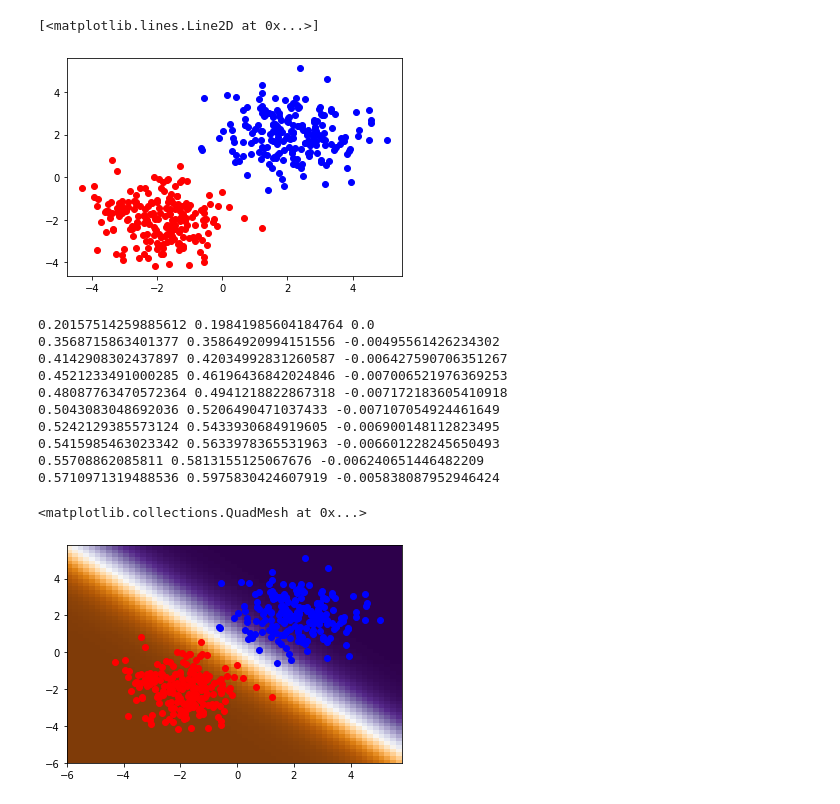
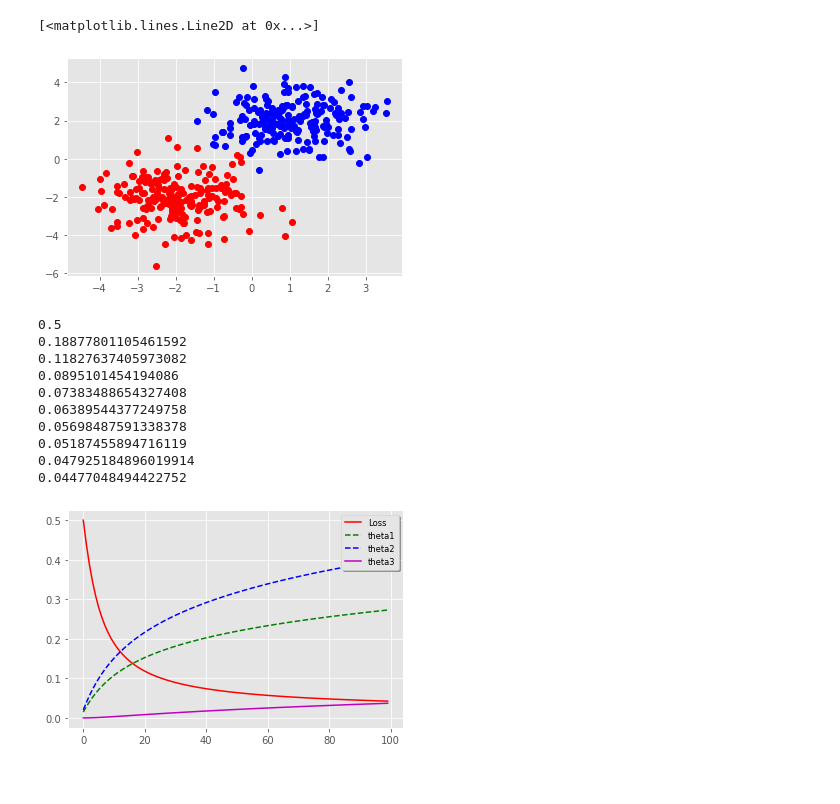
Before and after one commit to wasit7/2019, a Jupyter notebook: cs409/Activity3 Single Layer Perceptron.ipynb, the cells around one changed output. Cells and saved outputs as stored; diff of their text form; code cells hidden in the pictures.

```diff
--- a/cs409/Activity3 Single Layer Perceptron.ipynb
+++ b/cs409/Activity3 Single Layer Perceptron.ipynb
@@ -5,11 +5,12 @@
 %matplotlib inline
 import numpy as np
 from matplotlib import pyplot as plt
+plt.style.use('ggplot')
 # %%
 n=200
 def normal(n):
     return np.random.randn(n)
-x1=np.concatenate((normal(n)-2,normal(n)+2),axis=None)
+x1=np.concatenate((normal(n)-2,normal(n)+1),axis=None)
 x2=np.concatenate((normal(n)-2,normal(n)+2),axis=None)
 yt=np.ones(2*n)
 yt[:n]=-1
@@ -17,46 +18,43 @@ plt.plot(x1[yt==-1],x2[yt==-1],'or')
 plt.plot(x1[yt==1],x2[yt==1],'ob')
 # %% [output]
 [<matplotlib.lines.Line2D at 0x...>]
-[figure, old version]
+[figure, new version]
 # %%
 import numpy as np
-from matplotlib import pyplot as plt
-step = 0.2
-mx2, mx1 = np.mgrid[slice(-6,6, step),
-                    slice(-6,6, step)]
+alpha=0.01
+theta1=0.0
+theta2=0.0
+theta3=0.0
+n=100
+log=np.zeros((n,4)) #[loss,theta1,theta2,theta3]
+def forward(x1,x2):
+    z = theta1*x1 + theta2*x2 + theta3
+    return np.tanh(z)
+for i in range(100):
+    yp=forward(x1,x2)
+    theta1=theta1-alpha*np.average((yp-yt)*(1-yp*yp)*x1)
+    theta2=theta2-alpha*np.average((yp-yt)*(1-yp*yp)*x2)
+    theta3=theta3-alpha*np.average((yp-yt)*(1-yp*yp))
+    loss=0.5*np.average((yp-yt)*(yp-yt))
+    log[i,:]=(loss,theta1,theta2,theta3)
+    if i%(n//10)==0:
+        print(loss)
 
-theta1 = 0.0
-theta2 = 0.0
-theta3 = 0.0
-alpha =0.1
-
-def func_yp(x1,x2):
-    global theta1,theta2,theta3
-    z=theta1*x1 + theta2*x2 +theta3
-    return np.tanh(z)
-
-plt.plot(x1[yt==-1],x2[yt==-1],'or')
-plt.plot(x1[yt==1],x2[yt==1],'ob')
-for i in range(100):
-    yp=func_yp(x1,x2)
-    theta1 = theta1 - alpha*np.average( (yp-yt)*(1-yp*yp)*x1 )
-    theta2 = theta2 - alpha*np.average( (yp-yt)*(1-yp*yp)*x2 )
-    theta3 = theta3 - alpha*np.average( (yp-yt)*(1-yp*yp ))
-    if i%10==0:
-        print(theta1,theta2,theta3)
-        #plt.plot(x,theta1*x+theta2,'r')
-cmap = plt.get_cmap('PuOr')
-plt.pcolormesh(mx1, mx2, func_yp(mx1,mx2), cmap=cmap)
+fig, ax = plt.subplots()
+ax.plot(log[:,0], 'r', label='Loss')
+ax.plot(log[:,1], 'g--', label='theta1')
+ax.plot(log[:,2], 'b--', label='theta2')
+ax.plot(log[:,3], 'm', label='theta3')
+legend = ax.legend(loc='upper right', shadow=True, fontsize='small')
 # %% [output]
-0.20157514259885612 0.19841985604184764 0.0
-0.3568715863401377 0.35864920994151556 -0.00495561426234302
-0.4142908302437897 0.42034992831260587 -0.006427590706351267
-0.4521233491000285 0.46196436842024846 -0.007006521976369253
-0.48087763470572364 0.4941218822867318 -0.007172183605410918
-0.5043083048692036 0.5206490471037433 -0.007107054924461649
-0.5242129385573124 0.5433930684919605 -0.006900148112823495
-0.5415985463023342 0.5633978365531963 -0.006601228245650493
-0.55708862085811 0.5813155125067676 -0.006240651446482209
-0.5710971319488536 0.5975830424607919 -0.005838087952946424
+0.5
+0.18877801105461592
+0.11827637405973082
+0.0895101454194086
+0.07383488654327408
+0.06389544377249758
+0.05698487591338378
+0.05187455894716119
+0.047925184896019914
+0.04477048494422752
-<matplotlib.collections.QuadMesh at 0x...>
-[figure, old version]
+[figure, new version]
```
Also changed, not shown: parts of 4 cells of this notebook, 20 other files.
